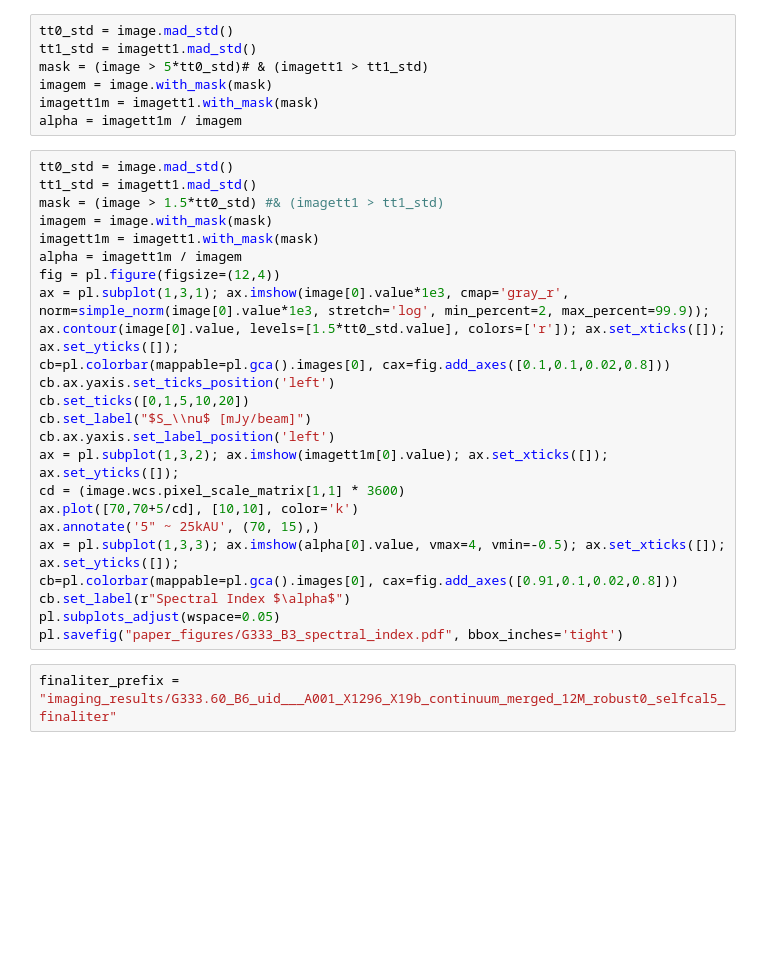
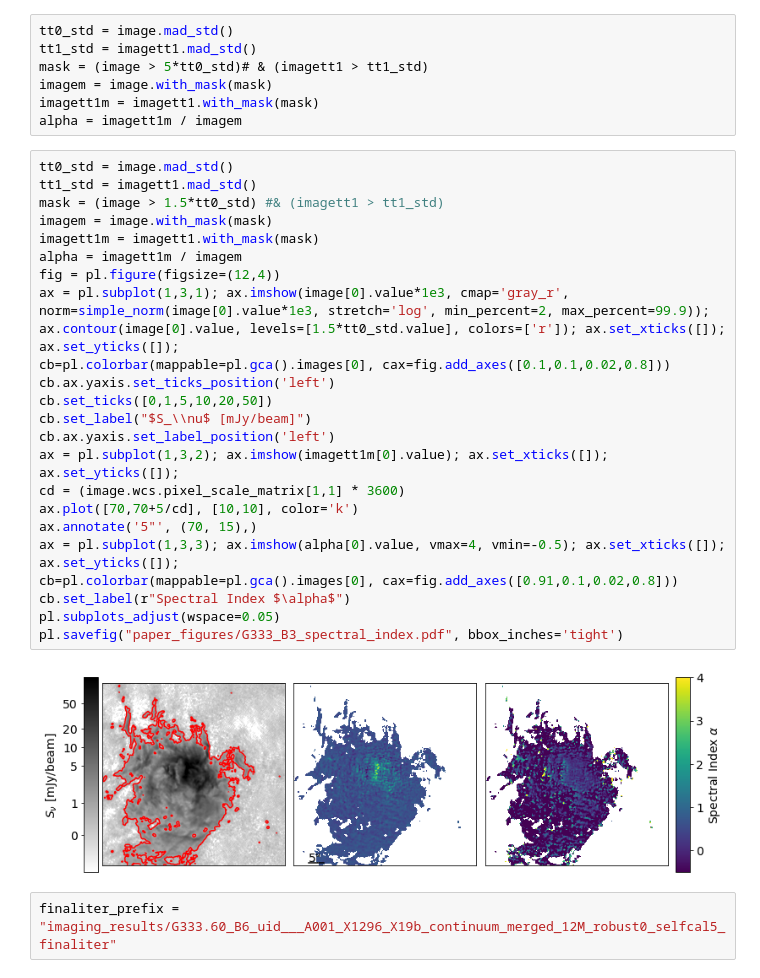
Before and after one commit to keflavich/almaimf-notebooks, a Jupyter notebook: G333SpectralIndex.ipynb, the cells around one changed output. Saved outputs shown, nothing was run; the diff lists cells and outputs as text; blank space fills up the shorter version.

```diff
--- a/G333SpectralIndex.ipynb
+++ b/G333SpectralIndex.ipynb
@@ -69,27 +74,29 @@ alpha = imagett1m / imagem
 # %%
 tt0_std = image.mad_std()
 tt1_std = imagett1.mad_std()
 mask = (image > 1.5*tt0_std) #& (imagett1 > tt1_std)
 imagem = image.with_mask(mask)
 imagett1m = imagett1.with_mask(mask)
 alpha = imagett1m / imagem
 fig = pl.figure(figsize=(12,4))
 ax = pl.subplot(1,3,1); ax.imshow(image[0].value*1e3, cmap='gray_r', norm=simple_norm(image[0].value*1e3, stretch='log', min_percent=2, max_percent=99.9));
 ax.contour(image[0].value, levels=[1.5*tt0_std.value], colors=['r']); ax.set_xticks([]); ax.set_yticks([]);
 cb=pl.colorbar(mappable=pl.gca().images[0], cax=fig.add_axes([0.1,0.1,0.02,0.8]))
 cb.ax.yaxis.set_ticks_position('left')
-cb.set_ticks([0,1,5,10,20])
+cb.set_ticks([0,1,5,10,20,50])
 cb.set_label("$S_\\nu$ [mJy/beam]")
 cb.ax.yaxis.set_label_position('left')
 ax = pl.subplot(1,3,2); ax.imshow(imagett1m[0].value); ax.set_xticks([]); ax.set_yticks([]);
 cd = (image.wcs.pixel_scale_matrix[1,1] * 3600)
 ax.plot([70,70+5/cd], [10,10], color='k')
-ax.annotate('5" ~ 25kAU', (70, 15),)
+ax.annotate('5"', (70, 15),)
 ax = pl.subplot(1,3,3); ax.imshow(alpha[0].value, vmax=4, vmin=-0.5); ax.set_xticks([]); ax.set_yticks([]);
 cb=pl.colorbar(mappable=pl.gca().images[0], cax=fig.add_axes([0.91,0.1,0.02,0.8]))
 cb.set_label(r"Spectral Index $\alpha$")
 pl.subplots_adjust(wspace=0.05)
 pl.savefig("paper_figures/G333_B3_spectral_index.pdf", bbox_inches='tight')
+# %% [output]
+[figure, added]
 # %%
 finaliter_prefix = "imaging_results/G333.60_B6_uid___A001_X1296_X19b_continuum_merged_12M_robust0_selfcal5_finaliter"
 # %%
```
Also changed, not shown: parts of 5 cells of this notebook, 9 other files.
